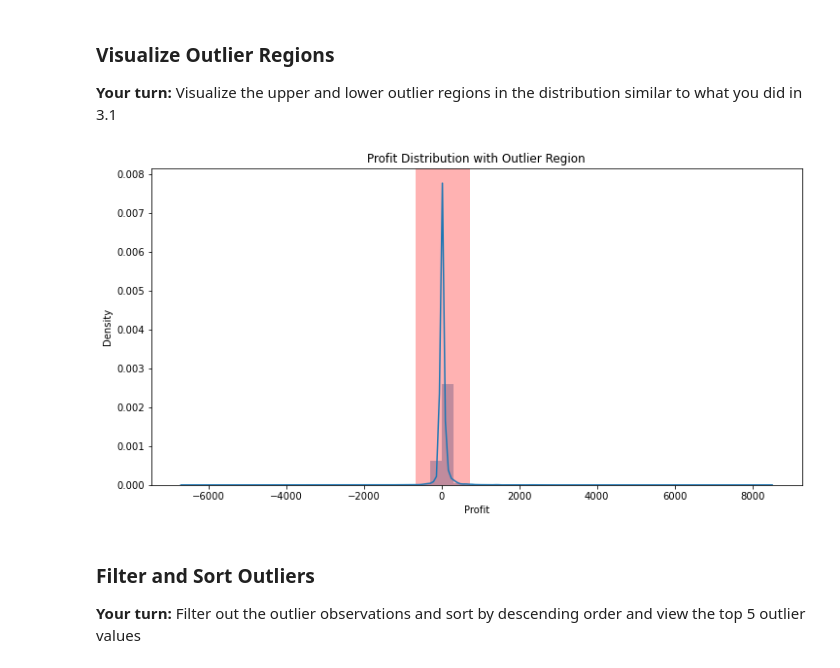
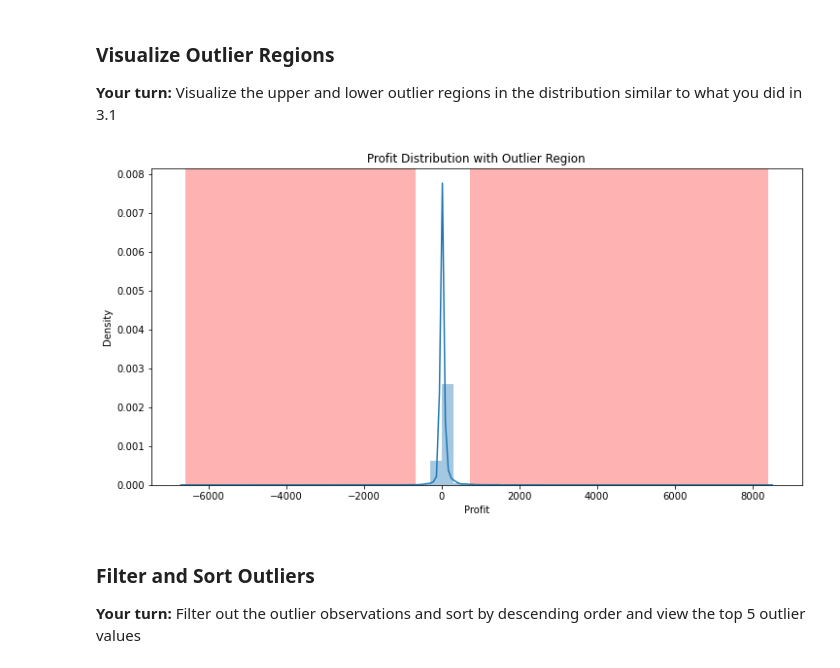
Before and after one commit to lingw1221/mec-mini-projects, a Jupyter notebook: mec-16.4.1-anomaly-detection-mini-project/Mini_Project_Anomaly_Detection.ipynb, the cells around one changed output. Saved outputs shown, nothing was run; the diff lists cells and outputs as text; code cells hidden in the pictures.

```diff
--- a/mec-16.4.1-anomaly-detection-mini-project/Mini_Project_Anomaly_Detection.ipynb
+++ b/mec-16.4.1-anomaly-detection-mini-project/Mini_Project_Anomaly_Detection.ipynb
@@ -270,13 +270,14 @@ __Your turn:__ Visualize the upper and lower outlier regions in the distribution
 # %%
 #<FILL BLANKS HERE>
 
 fig, ax = plt.subplots(1, 1, figsize=(12, 6))
 
 sns.distplot(df['Profit'])
-plt.axvspan(threshold_profit_lower_limit, threshold_profit_upper_limit, facecolor='r', alpha=0.3)
+plt.axvspan(df['Profit'].min(),threshold_profit_lower_limit, facecolor='r', alpha=0.3)
+plt.axvspan(threshold_profit_upper_limit,df['Profit'].max(), facecolor='r', alpha=0.3)
 plt.title("Profit Distribution with Outlier Region");
 # %% [output]
-[figure, old version]
+[figure, new version]
 # %% [markdown]
 ### Filter and Sort Outliers
 
```
